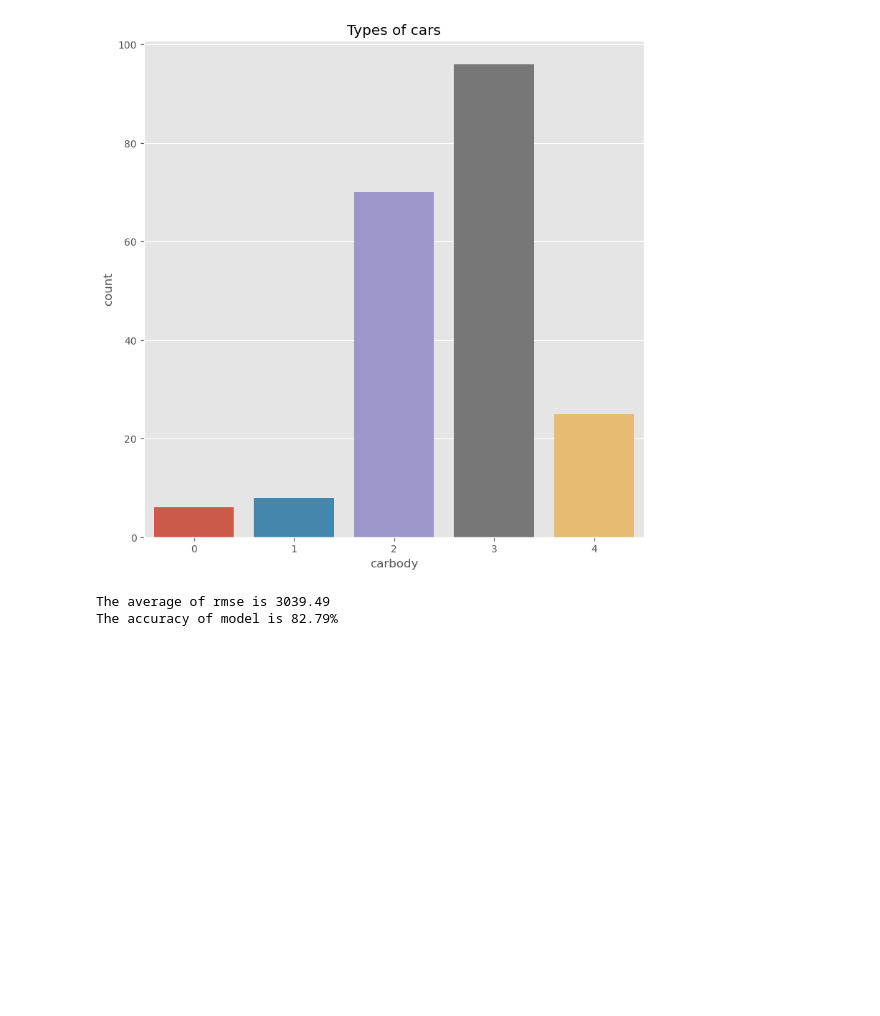
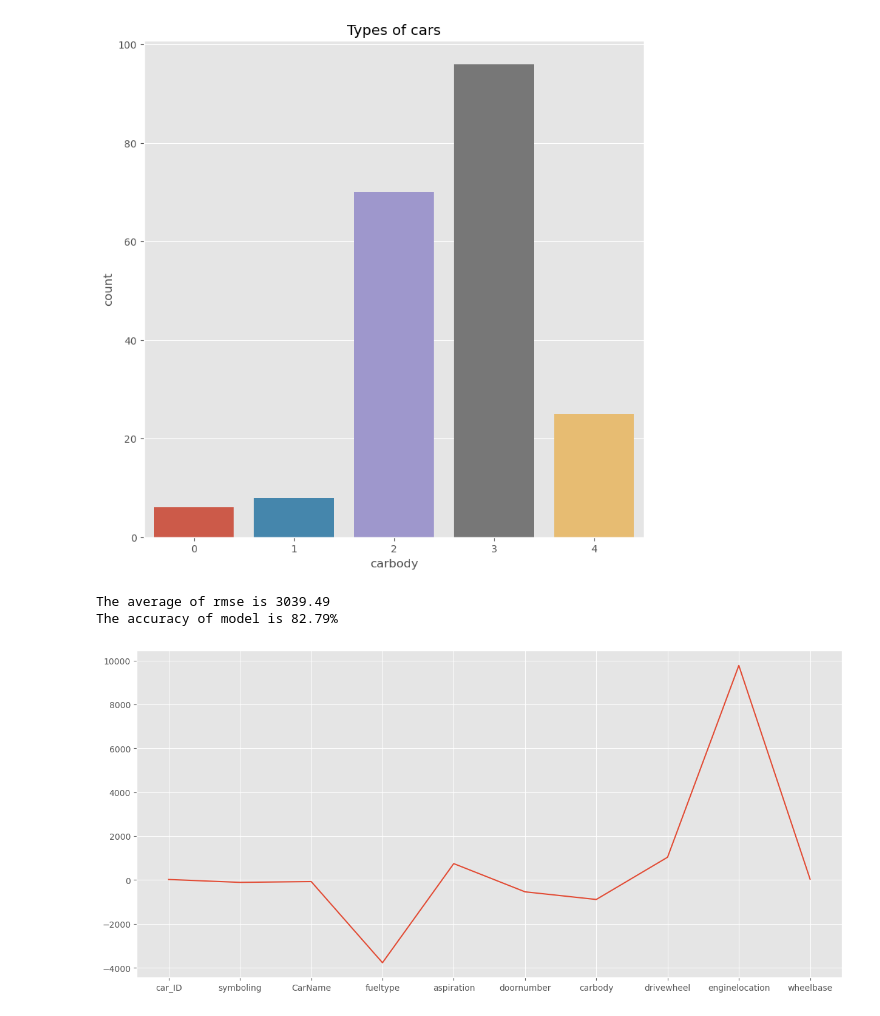
Before and after one commit to Sakshyambhari/IDS207_A2, a Jupyter notebook: car_price.ipynb, the cells around one changed output. Saved outputs shown, nothing was run; the diff lists cells and outputs as text; code cells hidden in the pictures; blank space fills up the shorter version.

```diff
--- a/car_price.ipynb
+++ b/car_price.ipynb
@@ -200,3 +200,9 @@ print(f"The accuracy of model is {round(np.average(arr_ac)*100,2)}%")
 # %% [output]
 The average of rmse is 3039.49
 The accuracy of model is 82.79%
+# %%
+with plt.style.context(('ggplot')):
+    plt.figure(figsize=(15,7))
+    plt.plot(x_value.columns[:10],model.coef_[:10])
+# %% [output]
+[figure, added]
```
